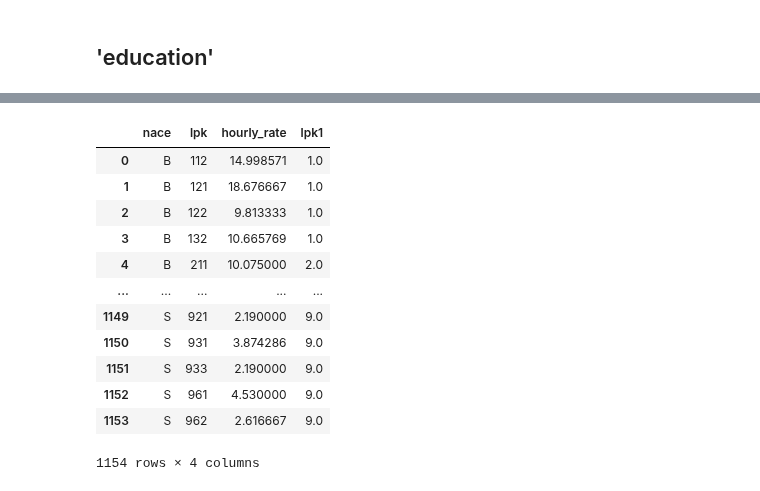
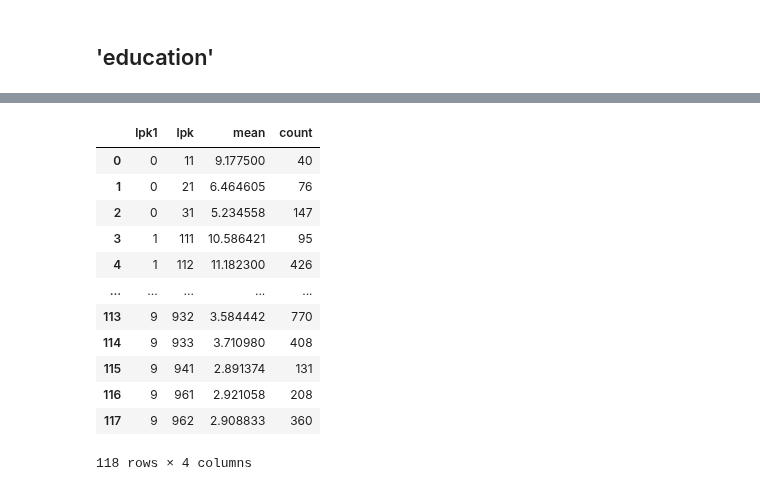
Before and after one commit to EdvinasStonevicius/LT-national-salary-analysis, a Jupyter notebook: python/Feature_engineering.ipynb, the cells around one changed output, grey strips where cells are left out. Cells and saved outputs as stored; diff of their text form; code cells hidden in the pictures.

```diff
--- a/python/Feature_engineering.ipynb
+++ b/python/Feature_engineering.ipynb
@@ -64,5 +47,5 @@ group1 group2 meandiff p-adj   lower  upper  reject
 # %%
-reclassify = { '1_49': 'small', '50_249': 'large', 'GT_250': 'large'}
+reclassify = { '1_49': 0, '50_249': 1, 'GT_250': 1}
 data2018ft['esize_class_nc']=data2018ft['esize_class'].replace(reclassify)
 # %% [markdown]
 ## 'collective'
@@ -84,4 +73,4 @@ group1 group2 meandiff p-adj   lower   upper  reject
 # %% [markdown]
 Can be droped.
 # %%
-data2018ft.drop(columns='collective')
+data2018ft.drop(columns='collective', inplace=True)
@@ -135,5 +116,5 @@ group1 group2 meandiff p-adj   lower   upper  reject
 # %%
-reclassify = { '14-29': 'old_young', '30-39': '30-39', '40-49': '40-49', '50-59': 'old_young', '60+': 'argold_younge'}
+reclassify = { '14-29': 0, '30-39': 2, '40-49': 1, '50-59': 0, '60+': 0}
 data2018ft['age_class_nc']=data2018ft['age_class'].replace(reclassify)
 # %% [markdown]
 ## 'education'
@@ -156,0 +142,3 @@ group1 group2 meandiff p-adj lower  upper  reject
+# %%
+reclassify = { 'G1': 0, 'G2': 1, 'G3': 2, 'G4': 3}
+data2018ft['education_nc']=data2018ft['education'].replace(reclassify)
@@ -186,17 +187,17 @@ data2018ft
 # %%
-lpk_mean = data2018ft.groupby(['nace', 'lpk'])[['hourly_rate','lpk1']].mean().reset_index()
+lpk_mean = data2018ft.groupby(['lpk1', 'lpk'])['hourly_rate'].agg(['mean', 'count']).reset_index()
 lpk_mean
 # %% [output]
-|  | nace | lpk | hourly_rate | lpk1 |
-| 0 | B | 112 | 14.998571 | 1.0 |
-| 1 | B | 121 | 18.676667 | 1.0 |
-| 2 | B | 122 | 9.813333 | 1.0 |
-| 3 | B | 132 | 10.665769 | 1.0 |
-| 4 | B | 211 | 10.075000 | 2.0 |
+|  | lpk1 | lpk | mean | count |
+| 0 | 0 | 11 | 9.177500 | 40 |
+| 1 | 0 | 21 | 6.464605 | 76 |
+| 2 | 0 | 31 | 5.234558 | 147 |
+| 3 | 1 | 111 | 10.586421 | 95 |
+| 4 | 1 | 112 | 11.182300 | 426 |
 | ... | ... | ... | ... | ... |
-| 1149 | S | 921 | 2.190000 | 9.0 |
-| 1150 | S | 931 | 3.874286 | 9.0 |
-| 1151 | S | 933 | 2.190000 | 9.0 |
-| 1152 | S | 961 | 4.530000 | 9.0 |
-| 1153 | S | 962 | 2.616667 | 9.0 |
+| 113 | 9 | 932 | 3.584442 | 770 |
+| 114 | 9 | 933 | 3.710980 | 408 |
+| 115 | 9 | 941 | 2.891374 | 131 |
+| 116 | 9 | 961 | 2.921058 | 208 |
+| 117 | 9 | 962 | 2.908833 | 360 |
-1154 rows × 4 columns
+118 rows × 4 columns
```
Also changed, not shown: parts of 21 cells of this notebook, 1 other file.
